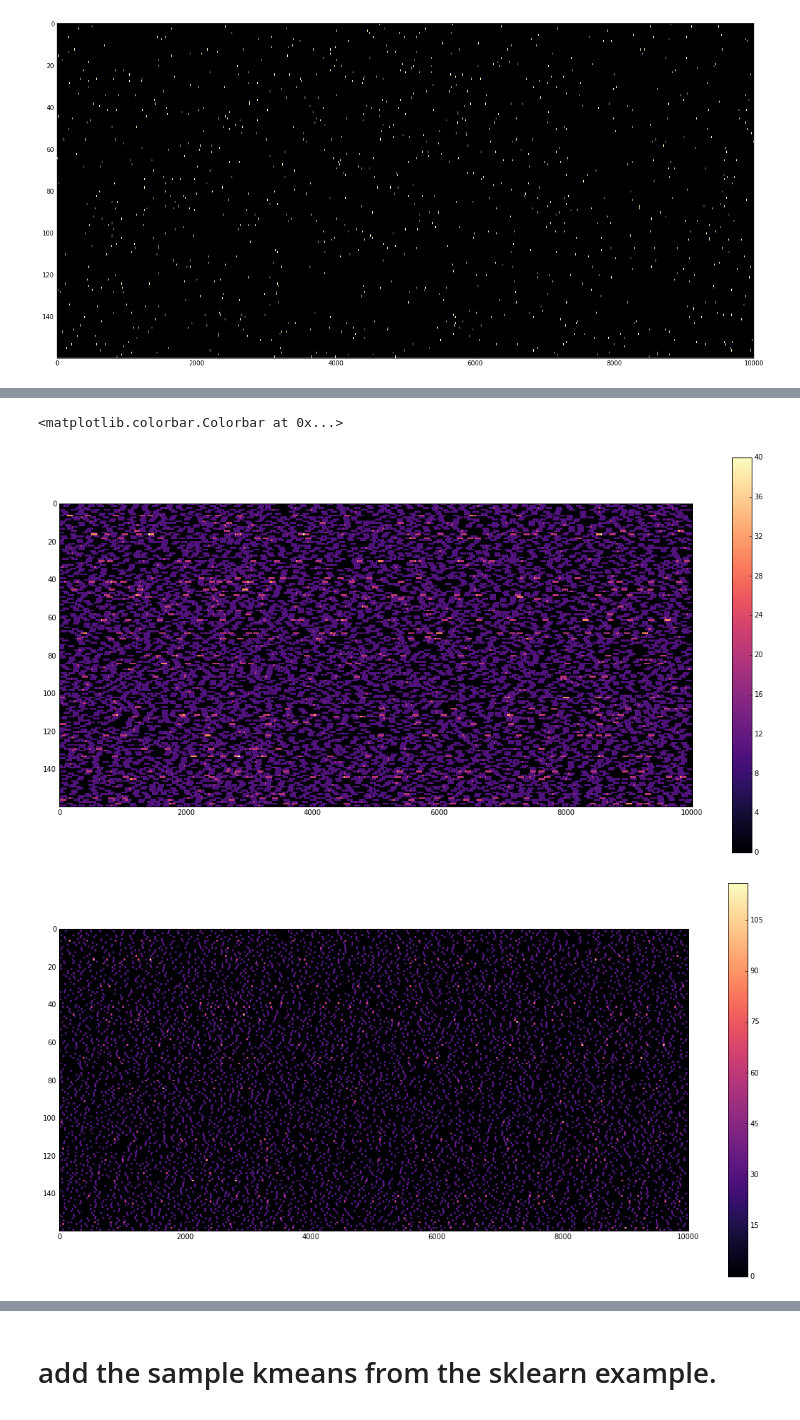
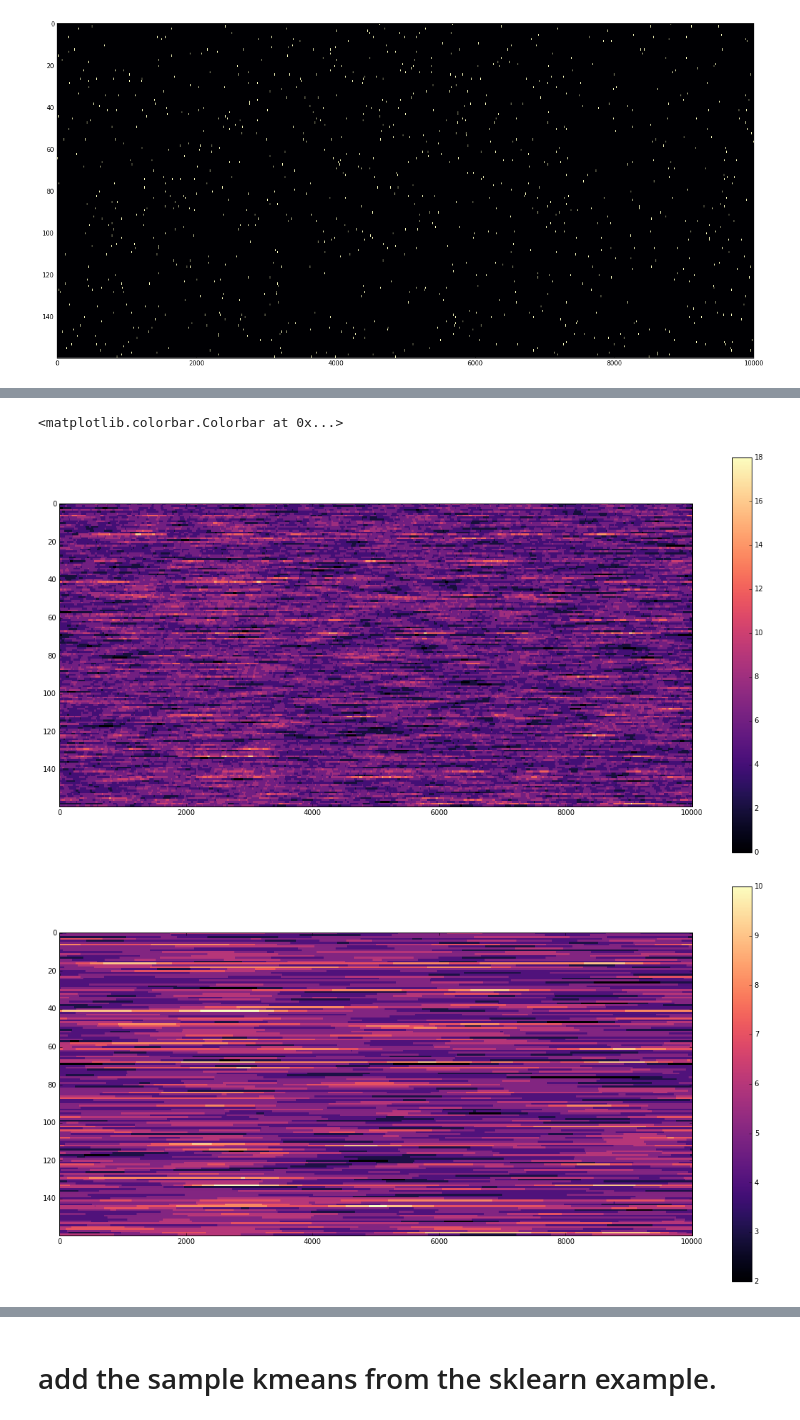
Before and after one commit to iampritishpatil/CAMP2016-Machinelearning, a Jupyter notebook: Spike_data_analysis_with_machine_learning.ipynb, the cells around one changed output, grey strips where cells are left out. Drawn from its saved outputs; the diff is of its cells as text; code cells hidden in the pictures.

```diff
--- a/Spike_data_analysis_with_machine_learning.ipynb
+++ b/Spike_data_analysis_with_machine_learning.ipynb
@@ -110,13 +113,11 @@ plt.colorbar
 <function matplotlib.pyplot.colorbar>
 [figure]
 # %%
-integrationWindow = 200#; %ms
-
 #arr=sp.ndimage.filters.gaussian_filter1d(allSpikes[1:3,:],10,mode='constant')
 unif_filter=np.zeros(allSpikes.shape)
 gaus_filter=np.zeros(allSpikes.shape)
 #plt.imshow(allSpikes*1000,aspect=40)
 for i in range(allSpikes.shape[0]):
-    unif_filter[i,:]=sp.ndimage.filters.uniform_filter1d(allSpikes[i,:]*1000,100,mode='constant')
-    gaus_filter[i,:]=sp.ndimage.filters.gaussian_filter1d(allSpikes[i,:]*1000,10,mode='constant')
+    unif_filter[i,:]=sp.ndimage.filters.uniform_filter1d(allSpikes[i,:]*1000,300,mode='wrap')
+    gaus_filter[i,:]=sp.ndimage.filters.gaussian_filter1d(allSpikes[i,:]*1000,300,mode='wrap')
 # %%
@@ -130,12 +142,12 @@ plt.scatter(reduced_data[:,0],reduced_data[:,1])
 # %%
 plt.figure(figsize=(20, 10))
 plt.imshow(unif_filter,aspect=30,cmap='magma',interpolation="None")
 plt.colorbar()
 
 plt.figure(figsize=(20, 10))
-plt.imshow(gaus_filter,aspect=30,cmap='magma',interpolation="None")
+plt.imshow(gaus_filter,aspect=30,cmap='magma',interpolation="None",)
 plt.colorbar()
 # %% [output]
 <matplotlib.colorbar.Colorbar at 0x...>
-[figure, old version]
+[figure, new version]
-[figure, old version]
+[figure, new version]
```
Also changed, not shown: parts of 13 cells of this notebook.
